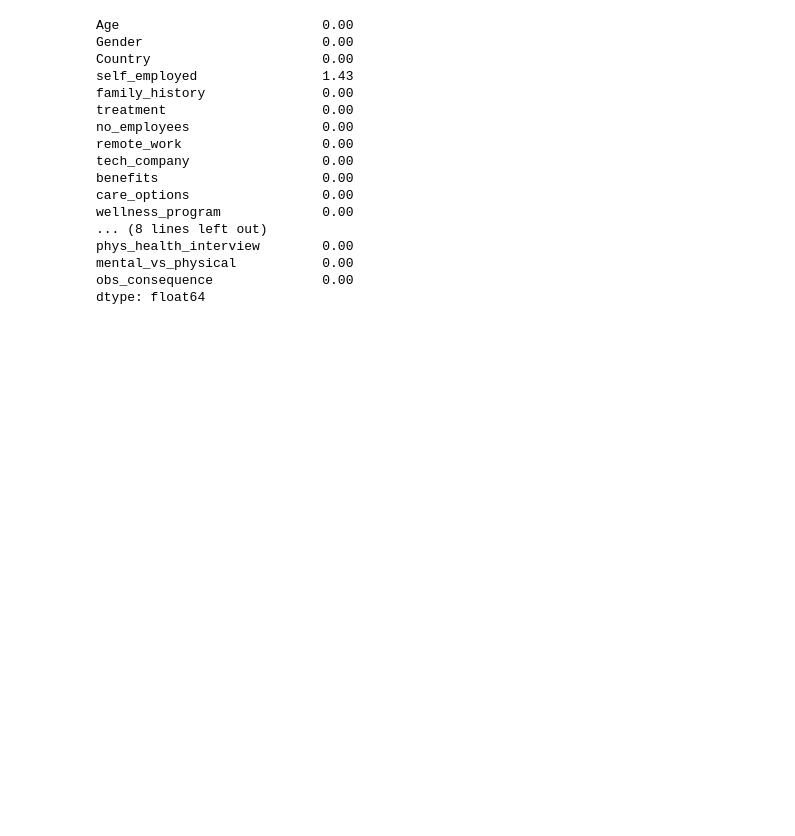
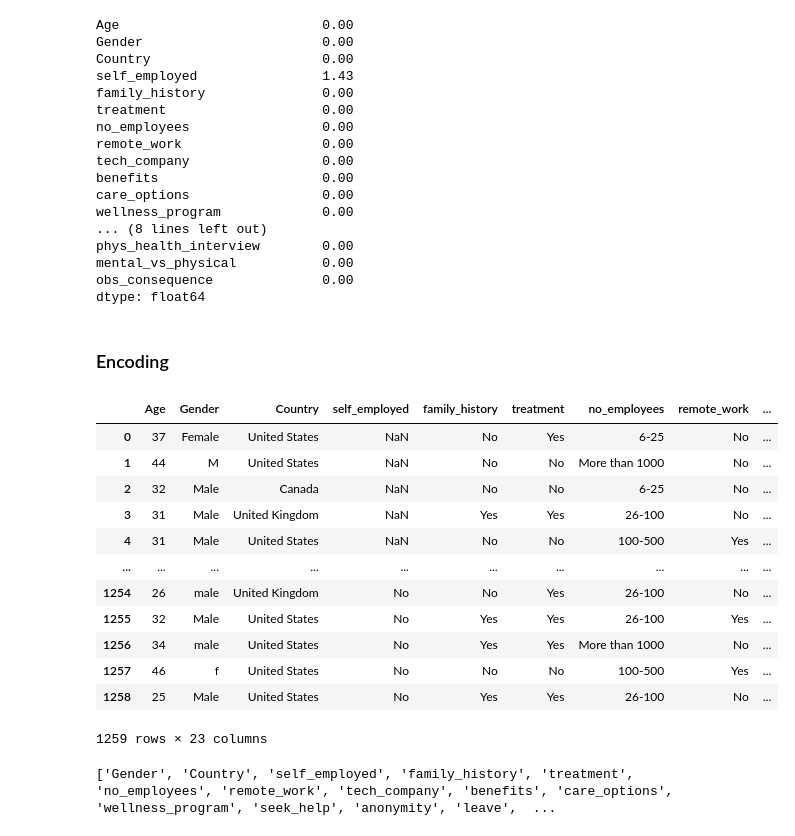
Before and after one commit to mezdourcheima/Machine-Learning-For-Mental-Health, a Jupyter notebook: Notebook.ipynb, the cells around one changed output. Cells and saved outputs as stored; diff of their text form; code cells hidden in the pictures; blank space fills up the shorter version.

```diff
--- a/Notebook.ipynb
+++ b/Notebook.ipynb
@@ -107,3 +107,26 @@ phys_health_interview        0.00
 mental_vs_physical           0.00
 obs_consequence              0.00
 dtype: float64
+# %% [markdown]
+### Encoding
+# %%
+data
+# %% [output]
+|  | Age | Gender | Country | self_employed | family_history | treatment | no_employees | remote_work | ... |
+| 0 | 37 | Female | United States | NaN | No | Yes | 6-25 | No | ... |
+| 1 | 44 | M | United States | NaN | No | No | More than 1000 | No | ... |
+| 2 | 32 | Male | Canada | NaN | No | No | 6-25 | No | ... |
+| 3 | 31 | Male | United Kingdom | NaN | Yes | Yes | 26-100 | No | ... |
+| 4 | 31 | Male | United States | NaN | No | No | 100-500 | Yes | ... |
+| ... | ... | ... | ... | ... | ... | ... | ... | ... | ... |
+| 1254 | 26 | male | United Kingdom | No | No | Yes | 26-100 | No | ... |
+| 1255 | 32 | Male | United States | No | Yes | Yes | 26-100 | Yes | ... |
+| 1256 | 34 | male | United States | No | Yes | Yes | More than 1000 | No | ... |
+| 1257 | 46 | f | United States | No | No | No | 100-500 | Yes | ... |
+| 1258 | 25 | Male | United States | No | Yes | Yes | 26-100 | No | ... |
+1259 rows × 23 columns
+# %%
+categorical_cols = data.select_dtypes(include='object').columns.tolist()
+print(categorical_cols)
+# %% [output]
+['Gender', 'Country', 'self_employed', 'family_history', 'treatment', 'no_employees', 'remote_work', 'tech_company', 'benefits', 'care_options', 'wellness_program', 'seek_help', 'anonymity', 'leave',  ...
```
Also changed, not shown: parts of 12 cells of this notebook.
